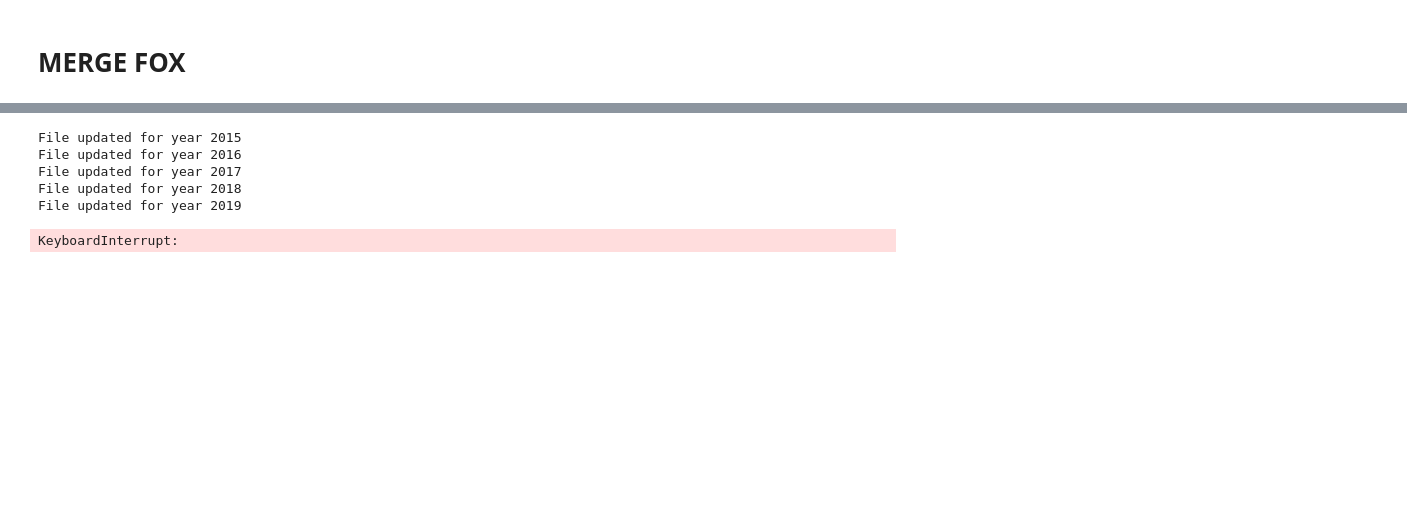
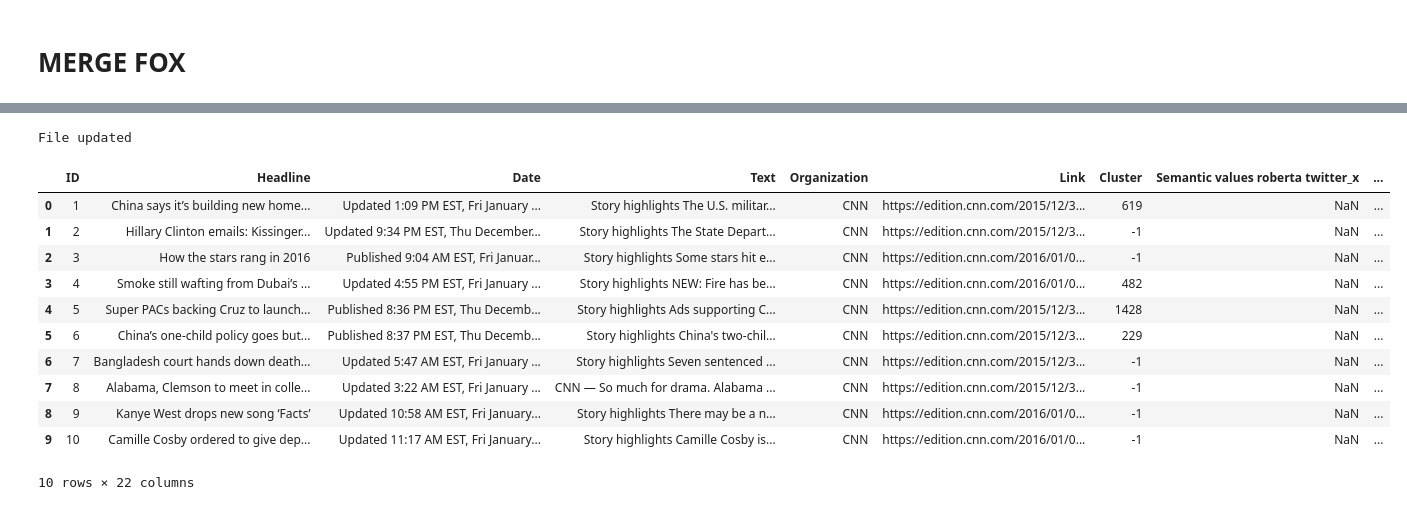
Before and after one commit to tirohweder/computational_ds, a Jupyter notebook: src/semantic_analysis/merging.ipynb, the cells around one changed output, grey strips where cells are left out. Saved outputs shown, nothing was run; the diff lists cells and outputs as text; code cells hidden in the pictures; blank space fills up the shorter version.

```diff
--- a/src/semantic_analysis/merging.ipynb
+++ b/src/semantic_analysis/merging.ipynb
@@ -9,15 +9,14 @@ import semantic_analysis
 # %% [markdown]
 # CNN MERGING
 # %%
+#perform roberta and lexicon anylsis
 base_path = r"C:\Users\inest\OneDrive - Danmarks Tekniske Universitet\Semester I\Computational Tools for Data Science\data"
 
 # Loop through years from 2014 to 2019
-for year in range(2015, 2020):
+for year in range(2014, 2015):
 
-    file_path_1 = os.path.join(base_path, f"cnn_{year}_semantics.csv")
     file_path_2 = os.path.join(base_path, f"cnn_{year}_output.csv")
 
-    # Check if the file exists for the given year
     if os.path.exists(file_path_2):
 
 
@@ -286,7 +280,7 @@ ValueError: 'Sentiment scores lexicon' is not in list
 base_path = r"C:\Users\inest\OneDrive - Danmarks Tekniske Universitet\Semester I\Computational Tools for Data Science\data"
 all_data = []
 
-for year in range(2014, 2020):
+for year in range(2017, 2020):
     file_path = os.path.join(base_path, f"fox_final_output_{year}.csv")
 
     if os.path.exists(file_path):
@@ -297,4 +291,4 @@ for year in range(2014, 2020):
 merged_data = pd.concat(all_data, ignore_index=True)
 
 # Save the merged dataframe to a new CSV file
-merged_data.to_csv(os.path.join(base_path, "fox_reuters_final_output.csv"), index=False)
+merged_data.to_csv(os.path.join(base_path, "fox_final_output.csv"), index=False)
@@ -324,45 +365,39 @@ output_file_path = os.path.join(base_path, "updated_dataframe_with_clusters_word
 # Load existing data
 existing_data = pd.read_csv(output_file_path)
 
-for year in range(2015, 2020):
-    file_path_2 = os.path.join(base_path, f"reuters_final_output_{year}.csv")
+file_path_2 = os.path.join(base_path, "merged_final_outputs.csv")
 
-    if os.path.exists(file_path_2):
-        new_data = pd.read_csv(file_path_2, usecols=lambda col: col != 'ID')
+if os.path.exists(file_path_2):
+    new_data = pd.read_csv(file_path_2, usecols=lambda col: col != 'ID')
 
-        # Columns to consider in the merge
-        columns_to_merge = ['Headline', 'Organization', 'Link', 'Date',
-                            'Semantic values roberta twitter', 'Semantic roberta twitter',
-                            'Sentiment value roberta', 'Sentiment scores lexicon',
-                            'Sentiment value lexicon', 'Sentiment lexicon']
+    # Columns to consider in the merge
+    columns_to_merge = ['Headline', 'Organization', 'Link', 'Date',
+                        'Semantic values roberta twitter', 'Semantic roberta twitter',
+                        'Sentiment value roberta', 'Sentiment scores lexicon',
+                        'Sentiment value lexicon', 'Sentiment lexicon']
 
-        # Left merge data based on matching columns
-        merged_data = pd.merge(existing_data, new_data, on=['Headline', 'Organization', 'Link', 'Date'], how='left')
+    # Left merge data based on matching columns
+    merged_data = pd.merge(existing_data, new_data, on=['Headline', 'Organization', 'Link', 'Date'], how='left')
 
-        # Overwrite the existing data with merged data for this year
-        merged_data.to_csv(output_file_path, index=False)
-        print(f"File updated for year {year}")
-    else:
-        print(f"No file found for year {year}")
+    # Overwrite the existing data with merged data for this year
+    merged_data.to_csv(output_file_path, index=False)
+    print(f"File updated")
+else:
+    print(f"No file found")
 # %% [output]
-File updated for year 2015
-File updated for year 2016
-File updated for year 2017
-File updated for year 2018
-File updated for year 2019
+File updated
-# %%
-for year in range(2015, 2020):
-    df_clusters = pd.read_csv("updated_dataframe_with_clusters_word2vec_updated.csv")
-
-        # Read the CNN final output for the year
-    df_cnn = pd.read_csv(fr"C:\Users\inest\OneDrive - Danmarks Tekniske Universitet\Semester I\Computational Tools for Data Science\data\cnn_final_output_{year}.csv")
-
-        # Merge dataframes based on 'ID' column
-    merged_df = df_clusters.merge(df_cnn[['ID', 'Semantic values roberta twitter', 'Semantic roberta twitter', 'Sentiment value roberta', 'Sentiment scores lexicon', 'Sentiment value lexicon', 'Sentiment lexicon']], on='ID', how='left')
-
-
-    merged_df.to_csv(f"merged_output_{year}.csv", index=False)
-
-    print(f"Merged data for year {year} saved.")
-# %% [output]
-KeyboardInterrupt:
+# %%
+merged_data.head(10)
+# %% [output]
+|  | ID | Headline | Date | Text | Organization | Link | Cluster | Semantic values roberta twitter_x | ... |
+| 0 | 1 | China says it’s building new home... | Updated 1:09 PM EST, Fri January ... | Story highlights The U.S. militar... | CNN | https://edition.cnn.com/2015/12/3... | 619 | NaN | ... |
+| 1 | 2 | Hillary Clinton emails: Kissinger... | Updated 9:34 PM EST, Thu December... | Story highlights The State Depart... | CNN | https://edition.cnn.com/2015/12/3... | -1 | NaN | ... |
+| 2 | 3 | How the stars rang in 2016 | Published 9:04 AM EST, Fri Januar... | Story highlights Some stars hit e... | CNN | https://edition.cnn.com/2016/01/0... | -1 | NaN | ... |
+| 3 | 4 | Smoke still wafting from Dubai’s ... | Updated 4:55 PM EST, Fri January ... | Story highlights NEW: Fire has be... | CNN | https://edition.cnn.com/2016/01/0... | 482 | NaN | ... |
+| 4 | 5 | Super PACs backing Cruz to launch... | Published 8:36 PM EST, Thu Decemb... | Story highlights Ads supporting C... | CNN | https://edition.cnn.com/2015/12/3... | 1428 | NaN | ... |
+| 5 | 6 | China’s one-child policy goes but... | Published 8:37 PM EST, Thu Decemb... | Story highlights China's two-chil... | CNN | https://edition.cnn.com/2015/12/3... | 229 | NaN | ... |
+| 6 | 7 | Bangladesh court hands down death... | Updated 5:47 AM EST, Fri January ... | Story highlights Seven sentenced ... | CNN | https://edition.cnn.com/2015/12/3... | -1 | NaN | ... |
+| 7 | 8 | Alabama, Clemson to meet in colle... | Updated 3:22 AM EST, Fri January ... | CNN — So much for drama. Alabama ... | CNN | https://edition.cnn.com/2015/12/3... | -1 | NaN | ... |
+| 8 | 9 | Kanye West drops new song ‘Facts’ | Updated 10:58 AM EST, Fri January... | Story highlights There may be a n... | CNN | https://edition.cnn.com/2016/01/0... | -1 | NaN | ... |
+| 9 | 10 | Camille Cosby ordered to give dep... | Updated 11:17 AM EST, Fri January... | Story highlights Camille Cosby is... | CNN | https://edition.cnn.com/2016/01/0... | -1 | NaN | ... |
+10 rows × 22 columns
```
Also changed, not shown: parts of 18 cells of this notebook, 1 other file.
